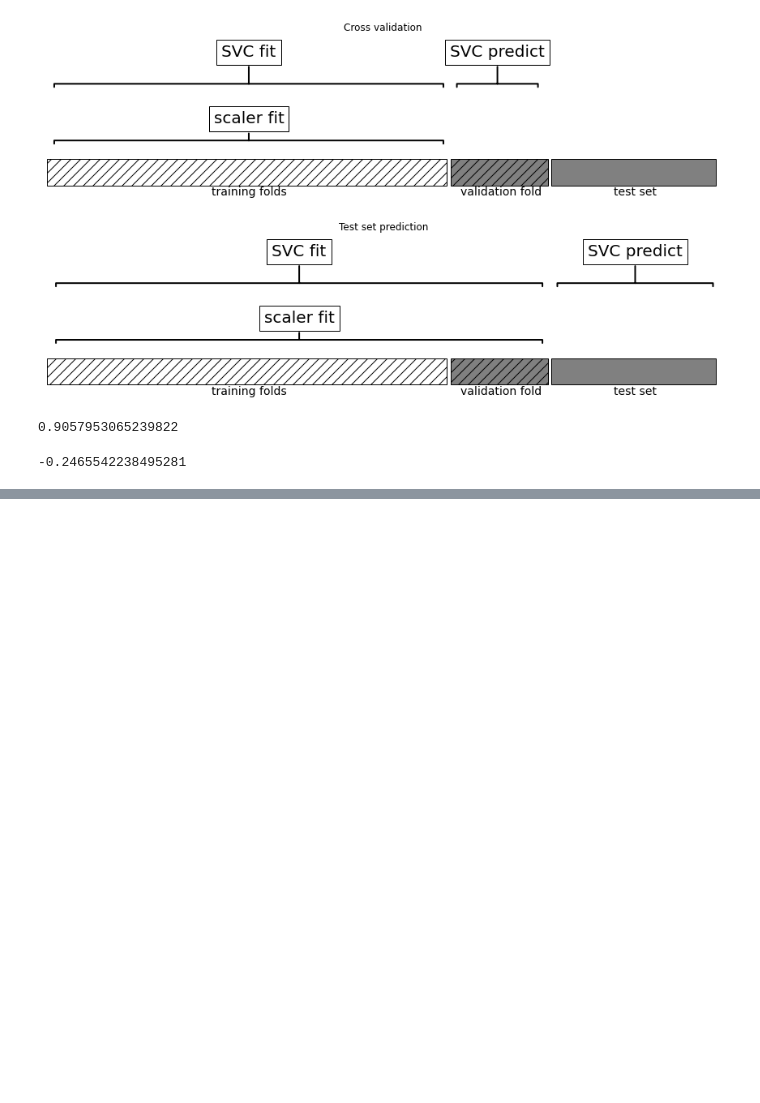
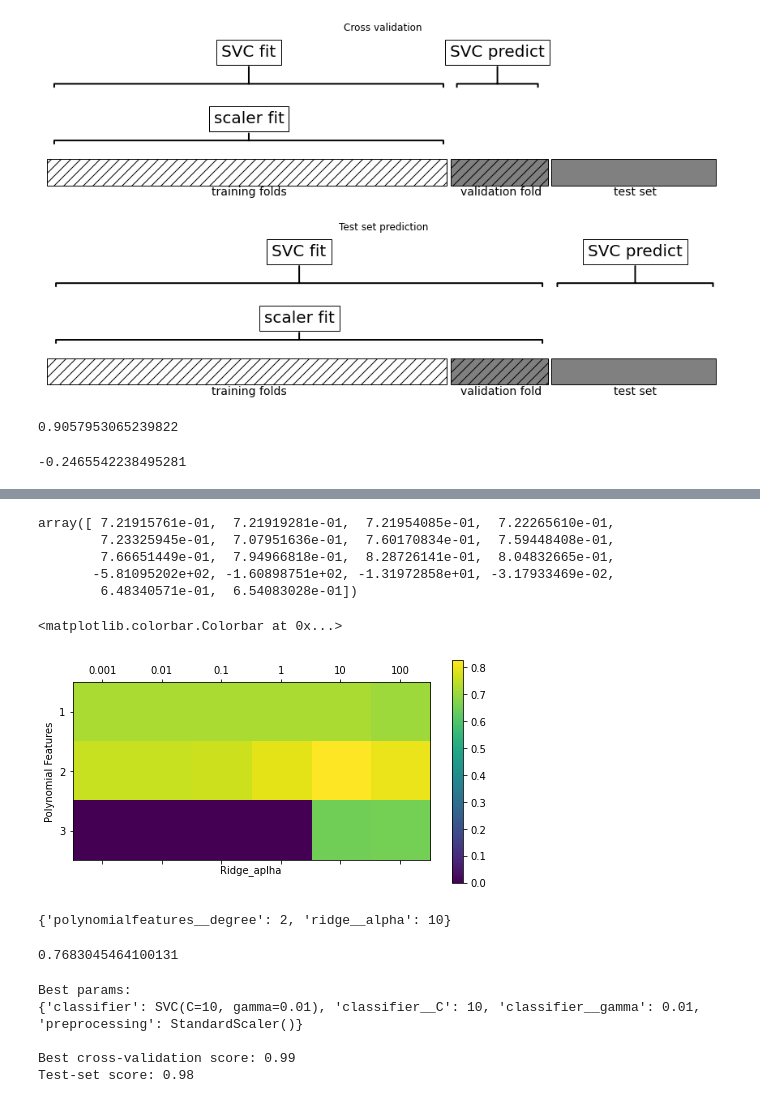
Before and after one commit to aashish-2096/Notebooks, a Jupyter notebook: Algo Chain || Pipelines.ipynb, the cells around one changed output, grey strips where cells are left out. Drawn from its saved outputs; the diff is of its cells as text; code cells hidden in the pictures; blank space fills up the shorter version.

Commit message:
Pipeline Param Extraction

```diff
--- a/Algo Chain || Pipelines.ipynb
+++ b/Algo Chain || Pipelines.ipynb
@@ -104,0 +188,9 @@ np.mean(cross_val_score(pipe,X,y,cv=5))
+# %%
+pipe = make_pipeline(StandardScaler(),PolynomialFeatures(),Ridge())
+# %%
+param_grid = {'polynomialfeatures__degree': [1, 2, 3],
+'ridge__alpha': [0.001, 0.01, 0.1, 1, 10, 100]}
+# %%
+grid = GridSearchCV(pipe,param_grid,cv=5)
+# %%
+grid.fit(X_train,y_train)
@@ -104,0 +205,28 @@ np.mean(cross_val_score(pipe,X,y,cv=5))
+# %%
+grid.cv_results_['mean_test_score']
+# %% [output]
+array([ 7.21915761e-01,  7.21919281e-01,  7.21954085e-01,  7.22265610e-01,
+        7.23325945e-01,  7.07951636e-01,  7.60170834e-01,  7.59448408e-01,
+        7.66651449e-01,  7.94966818e-01,  8.28726141e-01,  8.04832665e-01,
+       -5.81095202e+02, -1.60898751e+02, -1.31972858e+01, -3.17933469e-02,
+        6.48340571e-01,  6.54083028e-01])
+# %%
+import matplotlib.pyplot as plt
+plt.matshow(grid.cv_results_['mean_test_score'].reshape(3,-1),vmin=0,cmap='viridis')
+plt.xlabel('Ridge_aplha')
+plt.ylabel('Polynomial Features')
+plt.xticks(range(len(param_grid['ridge__alpha'])), param_grid['ridge__alpha'])
+plt.yticks(range(len(param_grid['polynomialfeatures__degree'])),
+param_grid['polynomialfeatures__degree'])
+plt.colorbar()
+# %% [output]
+<matplotlib.colorbar.Colorbar at 0x...>
+[figure, added]
+# %%
+grid.best_params_
+# %% [output]
+{'polynomialfeatures__degree': 2, 'ridge__alpha': 10}
+# %%
+grid.score(X_test,y_test)
+# %% [output]
+0.7683045464100131
@@ -104,0 +241,15 @@ np.mean(cross_val_score(pipe,X,y,cv=5))
+# %%
+pipe = Pipeline([('preprocessing', StandardScaler()), ('classifier', SVC())])
+X_train, X_test, y_train, y_test = train_test_split(
+cancer.data, cancer.target, random_state=0)
+grid = GridSearchCV(pipe, param_grid, cv=5)
+grid.fit(X_train, y_train)
+print("Best params:\n{}\n".format(grid.best_params_))
+print("Best cross-validation score: {:.2f}".format(grid.best_score_))
+print("Test-set score: {:.2f}".format(grid.score(X_test, y_test)))
+# %% [output]
+Best params:
+{'classifier': SVC(C=10, gamma=0.01), 'classifier__C': 10, 'classifier__gamma': 0.01, 'preprocessing': StandardScaler()}
+
+Best cross-validation score: 0.99
+Test-set score: 0.98
```
Also changed, not shown: parts of 23 cells of this notebook.
